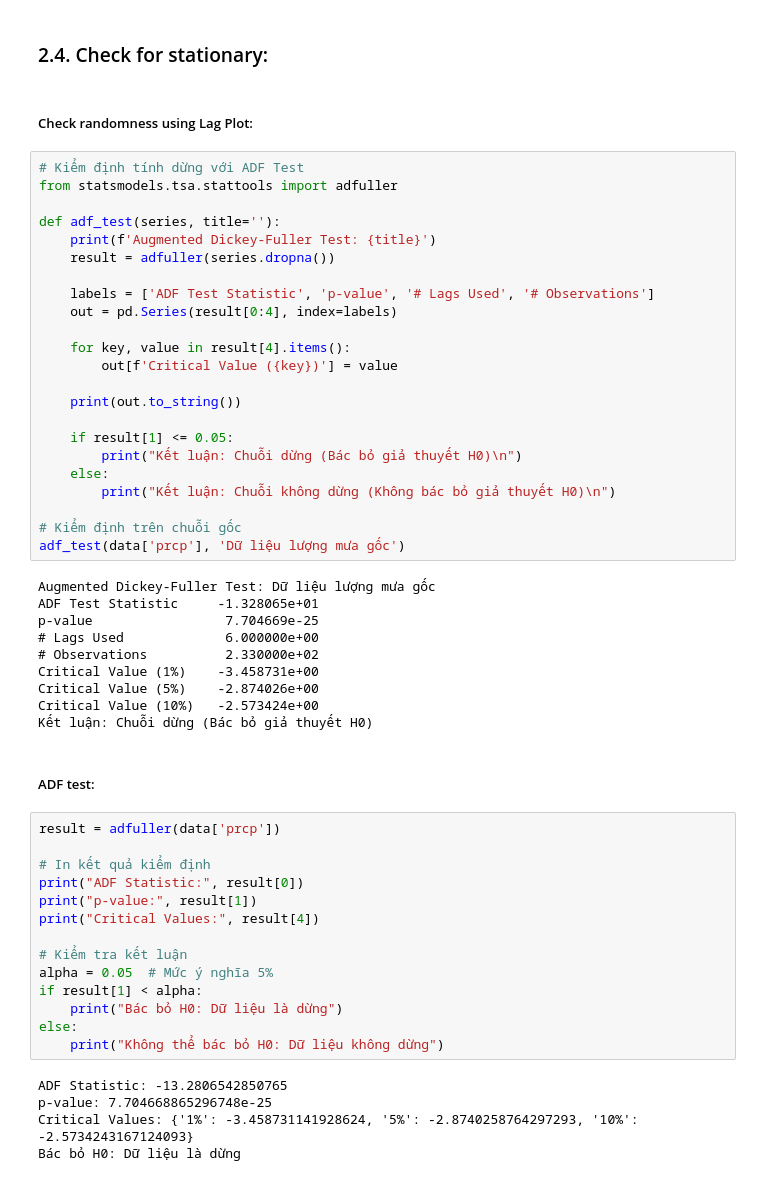
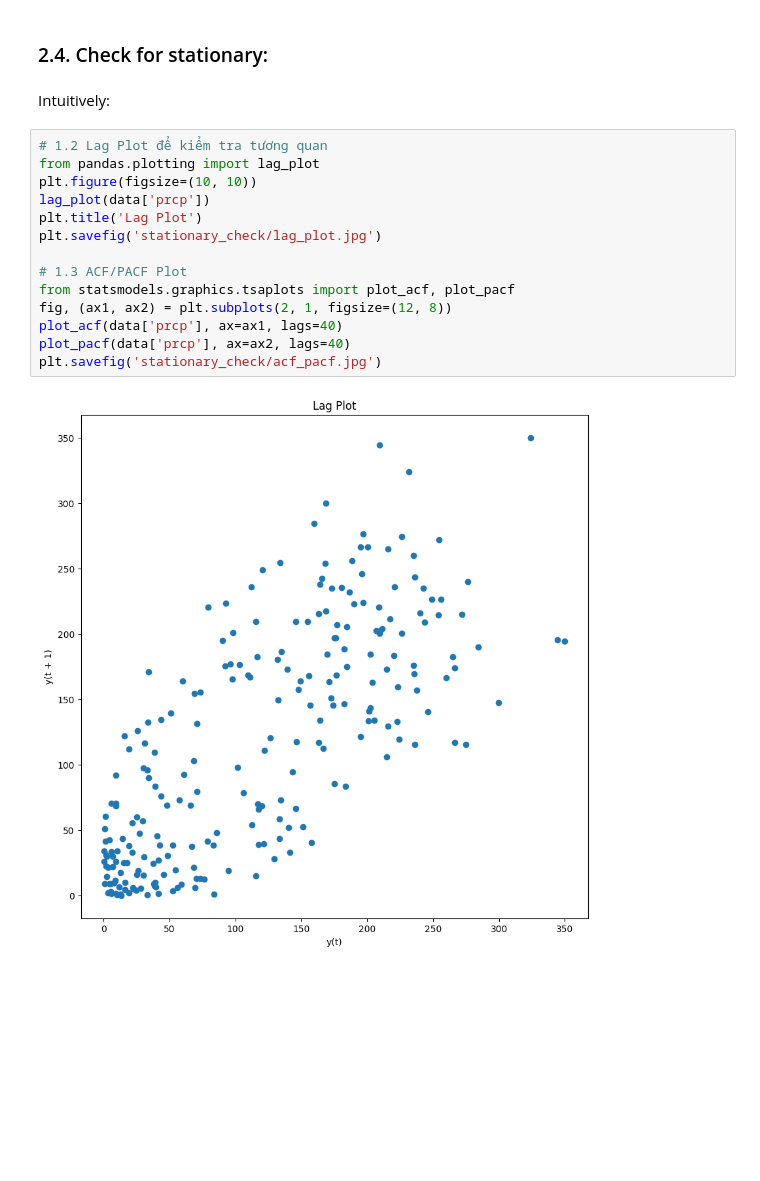
Before and after one commit to Kizza2014/time_series_climate_weather_surface_of_Brazil, a Jupyter notebook: analysis.ipynb, the cells around one changed output. Saved outputs shown, nothing was run; the diff lists cells and outputs as text; blank space fills up the shorter version.

```diff
--- a/analysis.ipynb
+++ b/analysis.ipynb
@@ -442,59 +442,21 @@ plt.show()
 [figure]
 # %% [markdown]
 ### 2.4. Check for stationary:
-# %% [markdown]
-##### Check randomness using Lag Plot:
-# %%
-# Kiểm định tính dừng với ADF Test
-from statsmodels.tsa.stattools import adfuller
-
-def adf_test(series, title=''):
-    print(f'Augmented Dickey-Fuller Test: {title}')
-    result = adfuller(series.dropna())
-
-    labels = ['ADF Test Statistic', 'p-value', '# Lags Used', '# Observations']
-    out = pd.Series(result[0:4], index=labels)
-
-    for key, value in result[4].items():
-        out[f'Critical Value ({key})'] = value
-
-    print(out.to_string())
-
-    if result[1] <= 0.05:
-        print("Kết luận: Chuỗi dừng (Bác bỏ giả thuyết H0)\n")
-    else:
-        print("Kết luận: Chuỗi không dừng (Không bác bỏ giả thuyết H0)\n")
-
-# Kiểm định trên chuỗi gốc
-adf_test(data['prcp'], 'Dữ liệu lượng mưa gốc')
-# %% [output]
-Augmented Dickey-Fuller Test: Dữ liệu lượng mưa gốc
-ADF Test Statistic     -1.328065e+01
-p-value                 7.704669e-25
-# Lags Used             6.000000e+00
-# Observations          2.330000e+02
-Critical Value (1%)    -3.458731e+00
-Critical Value (5%)    -2.874026e+00
-Critical Value (10%)   -2.573424e+00
-Kết luận: Chuỗi dừng (Bác bỏ giả thuyết H0)
-# %% [markdown]
-##### ADF test:
-# %%
-result = adfuller(data['prcp'])
-
-# In kết quả kiểm định
-print("ADF Statistic:", result[0])
-print("p-value:", result[1])
-print("Critical Values:", result[4])
-
-# Kiểm tra kết luận
-alpha = 0.05  # Mức ý nghĩa 5%
-if result[1] < alpha:
-    print("Bác bỏ H0: Dữ liệu là dừng")
-else:
-    print("Không thể bác bỏ H0: Dữ liệu không dừng")
-# %% [output]
-ADF Statistic: -13.2806542850765
-p-value: 7.704668865296748e-25
-Critical Values: {'1%': -3.458731141928624, '5%': -2.8740258764297293, '10%': -2.5734243167124093}
-Bác bỏ H0: Dữ liệu là dừng
+# %% [markdown]
+Intuitively:
+# %%
+# 1.2 Lag Plot để kiểm tra tương quan
+from pandas.plotting import lag_plot
+plt.figure(figsize=(10, 10))
+lag_plot(data['prcp'])
+plt.title('Lag Plot')
+plt.savefig('stationary_check/lag_plot.jpg')
+
+# 1.3 ACF/PACF Plot
+from statsmodels.graphics.tsaplots import plot_acf, plot_pacf
+fig, (ax1, ax2) = plt.subplots(2, 1, figsize=(12, 8))
+plot_acf(data['prcp'], ax=ax1, lags=40)
+plot_pacf(data['prcp'], ax=ax2, lags=40)
+plt.savefig('stationary_check/acf_pacf.jpg')
+# %% [output]
+[figure, added]
```
Also changed, not shown: parts of 9 cells of this notebook, 6 other files.
